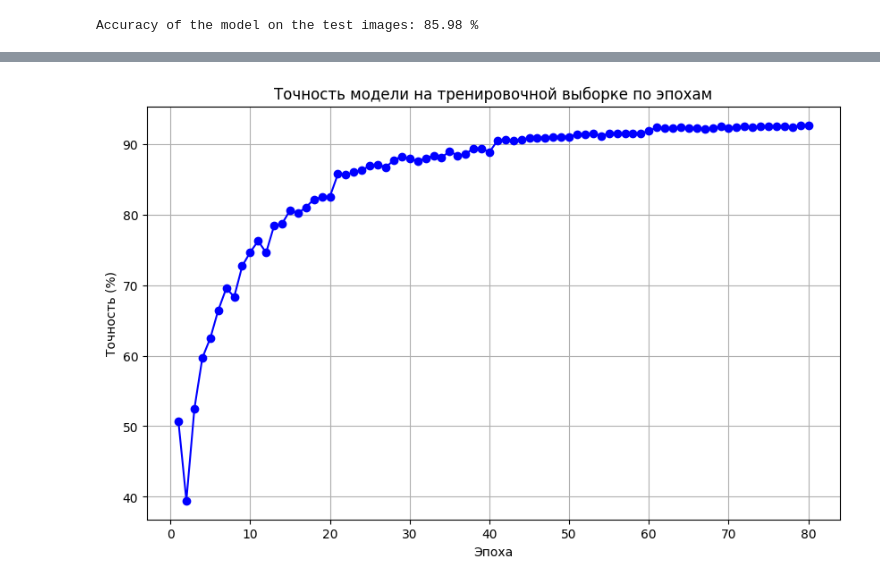
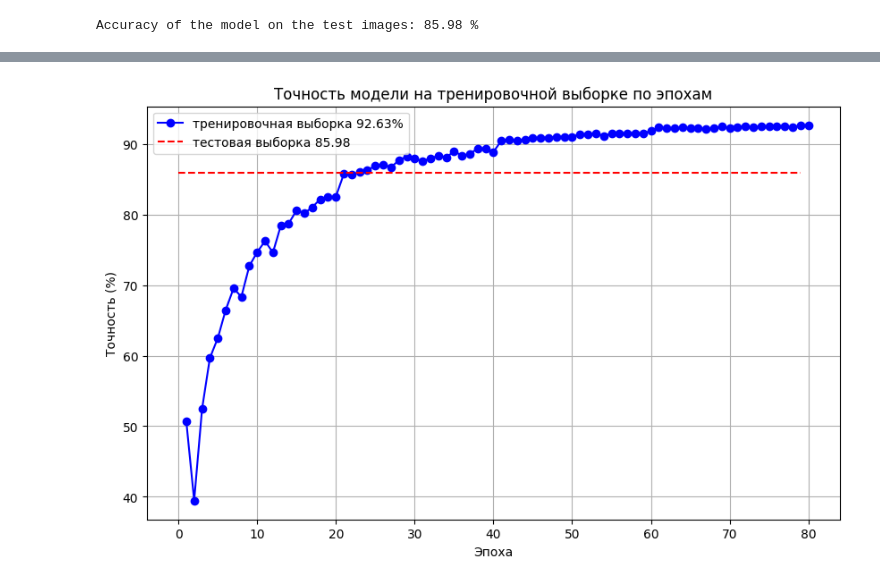
Before and after one commit to MihGok/DeepLearning, a Jupyter notebook: ResNet_cifar10.ipynb, the cells around one changed output, grey strips where cells are left out. Saved outputs shown, nothing was run; the diff lists cells and outputs as text; code cells hidden in the pictures.

```diff
--- a/ResNet_cifar10.ipynb
+++ b/ResNet_cifar10.ipynb
@@ -191,25 +253,27 @@ Accuracy of the model on the test images: 85.98 %
 # %%
 import matplotlib.pyplot as plt
 
 # Данные для графика
 epochs = list(range(1, 81))
 accuracies = [
     50.72, 39.43, 52.42, 59.67, 62.48, 66.45, 69.54, 68.35, 72.70, 74.67,
     76.25, 74.62, 78.42, 78.72, 80.62, 80.21, 81.04, 82.19, 82.47, 82.57,
     85.75, 85.64, 86.02, 86.29, 86.95, 87.12, 86.72, 87.71, 88.27, 87.91,
     87.62, 87.98, 88.35, 88.13, 88.95, 88.40, 88.57, 89.42, 89.35, 88.89,
     90.47, 90.65, 90.47, 90.68, 90.84, 90.90, 90.92, 91.03, 91.05, 91.06,
     91.40, 91.39, 91.53, 91.18, 91.51, 91.51, 91.51, 91.56, 91.49, 91.90,
     92.35, 92.27, 92.26, 92.36, 92.24, 92.30, 92.18, 92.25, 92.50, 92.28,
     92.46, 92.51, 92.34, 92.54, 92.49, 92.56, 92.53, 92.38, 92.69, 92.63
 ]
 
 # Построение графика
 plt.figure(figsize=(10, 6))
-plt.plot(epochs, accuracies, marker='o', linestyle='-', color='b')
+plt.plot(epochs, accuracies, marker='o', linestyle='-', color='b', label='тренировочная выборка 92.63%')
+plt.plot([i for i in range(80)], [85.98 for _ in range(80)],  linestyle='--', color='r', label='тестовая выборка 85.98')
 plt.title('Точность модели на тренировочной выборке по эпохам')
+plt.legend(loc ='upper left')
 plt.xlabel('Эпоха')
 plt.ylabel('Точность (%)')
 plt.grid(True)
 # %% [output]
-[figure, old version]
+[figure, new version]
```
Also changed, not shown: parts of 5 cells of this notebook.
